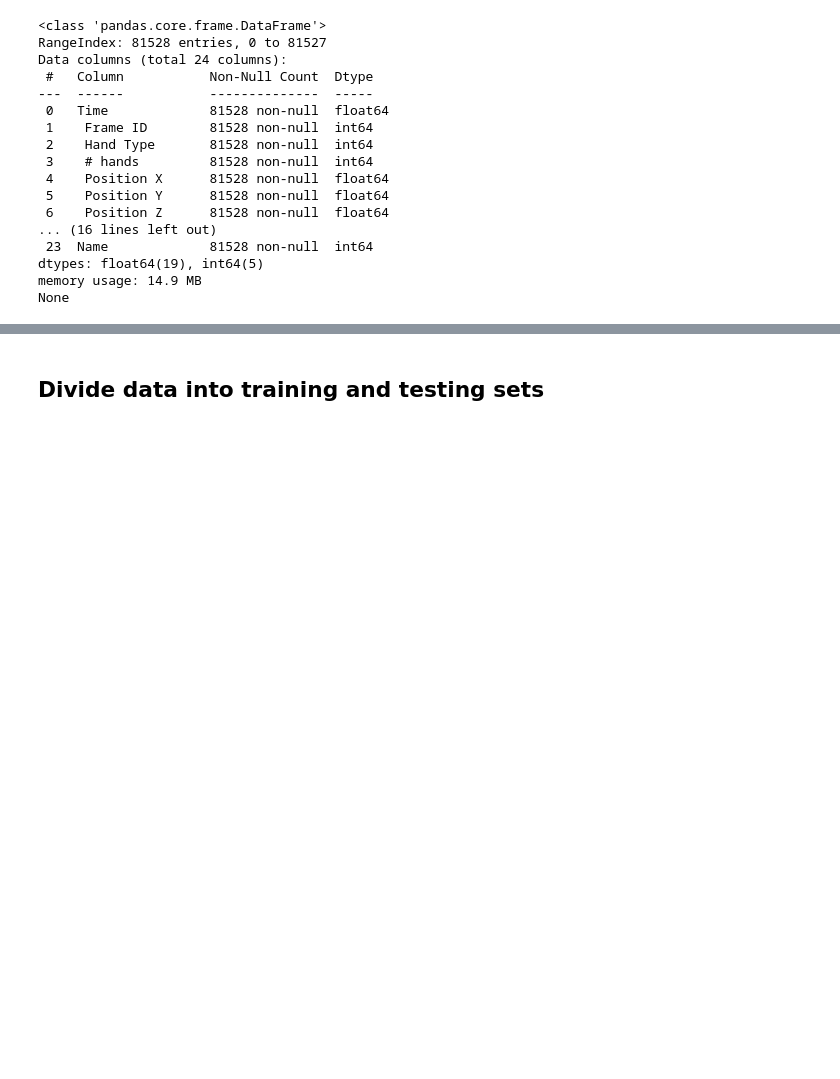
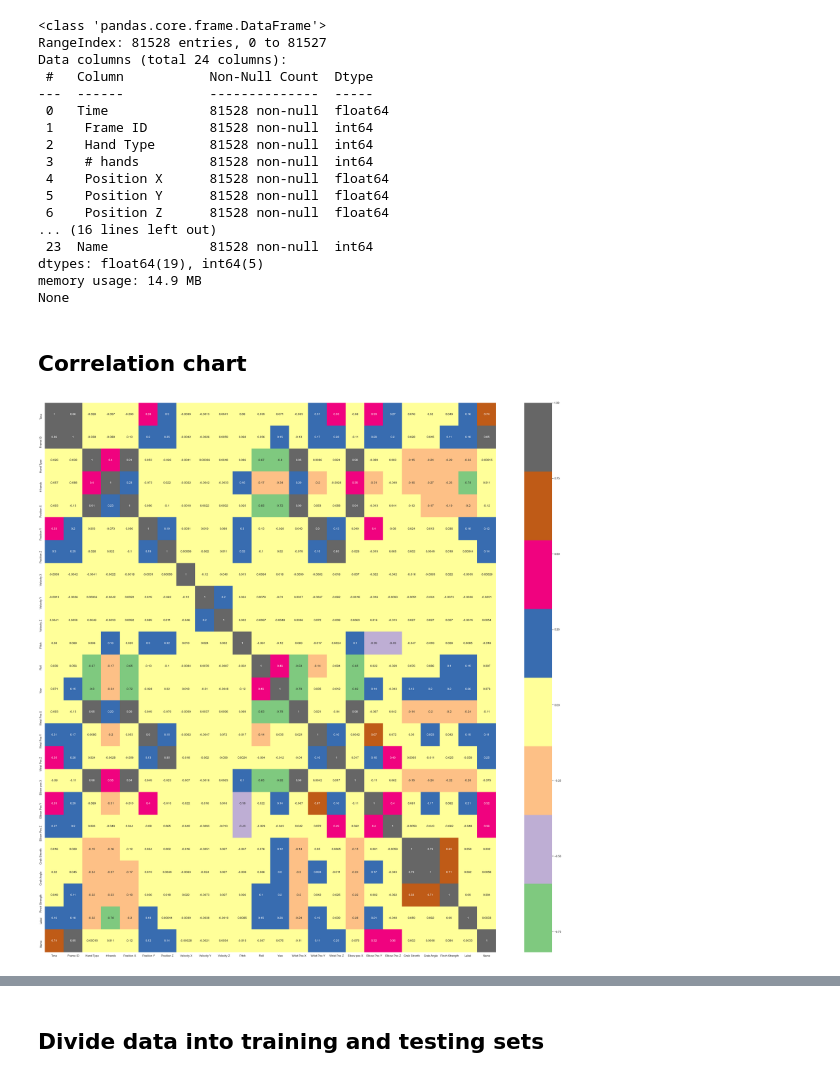
Before and after one commit to Noa-Nussbaum/Avodat-Gmar---Second-semester, a Jupyter notebook: Hands.ipynb, the cells around one changed output, grey strips where cells are left out. Saved outputs shown, nothing was run; the diff lists cells and outputs as text; code cells hidden in the pictures; blank space fills up the shorter version.

```diff
--- a/Hands.ipynb
+++ b/Hands.ipynb
@@ -70,3 +310,34 @@ Let's create a function to efficiently upload the data to the right data frame,
+# %%
+DF_Sync = pd.DataFrame()
+for file in Sync:
+    df = pd.read_csv(file)
+    RemoveSevenSecond(df)
+    DF_Sync = pd.concat([DF_Sync,df], axis=0, ignore_index=True)
+DF_Spot = pd.DataFrame()
+for file in Spontan:
+    df = pd.read_csv(file)
+    RemoveSevenSecond(df)
+    DF_Spot = pd.concat([DF_Spot,df], axis=0, ignore_index=True)
+DF_Alone = pd.DataFrame()
+for file in Alone:
+    df = pd.read_csv(file)
+    RemoveSevenSecond(df)
+    DF_Alone = pd.concat([DF_Alone,df], axis=0, ignore_index=True)
+DF_Sync_Test = pd.DataFrame()
+for file in Sync_T:
+    df = pd.read_csv(file)
+    RemoveSevenSecond(df)
+    DF_Sync_Test = pd.concat([DF_Sync_Test,df], axis=0, ignore_index=True)
+DF_Spot_Test = pd.DataFrame()
+for file in Spontan_T:
+    df = pd.read_csv(file)
+    RemoveSevenSecond(df)
+    DF_Spot_Test = pd.concat([DF_Spot_Test,df], axis=0, ignore_index=True)
+DF_Alone_Test = pd.DataFrame()
+for file in Alone_T:
+    df = pd.read_csv(file)
+    RemoveSevenSecond(df)
+    DF_Alone_Test = pd.concat([DF_Alone_Test,df], axis=0, ignore_index=True)
 # %%
 def Makedata(Names):
     li = []
@@ -264,0 +480,9 @@ df
+# %% [markdown]
+## Correlation chart
+# %%
+plt.figure(figsize=(40,40))
+c= frame1.corr()
+sns.heatmap(c,cmap="Accent",annot=True)
+plt.show()
+# %% [output]
+[figure, added]
```
Also changed, not shown: parts of 29 cells of this notebook.
